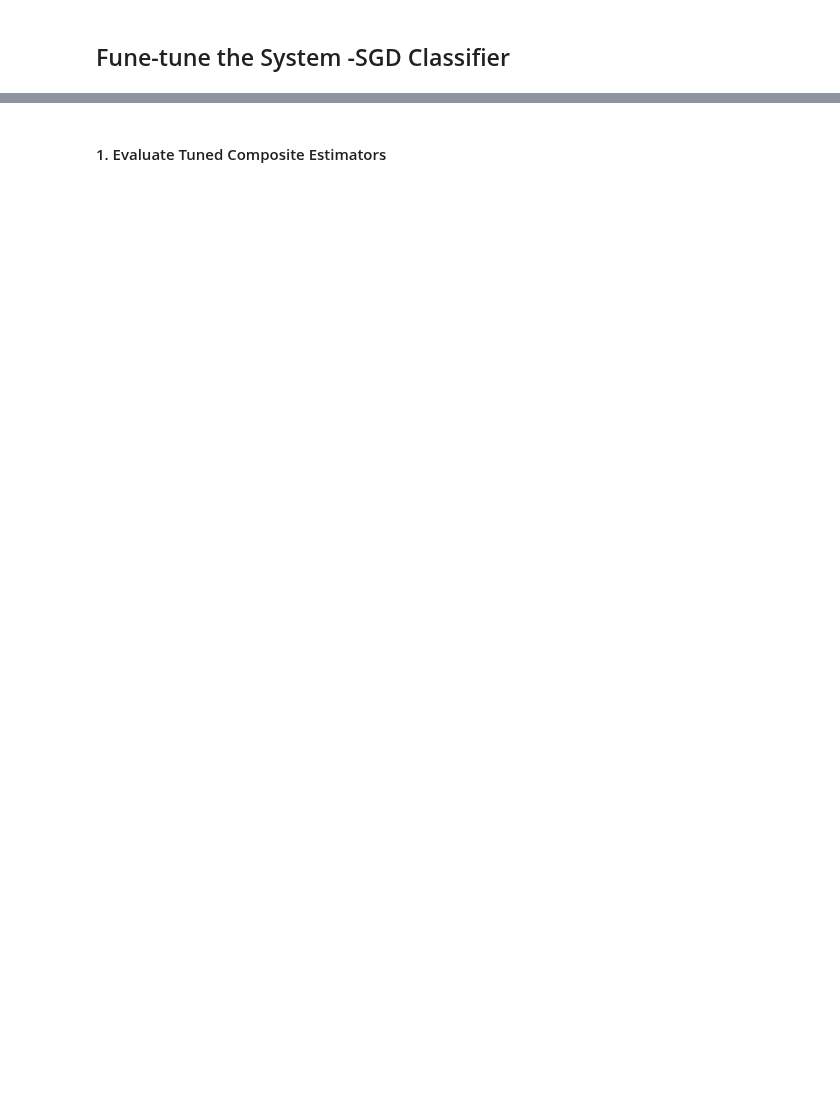
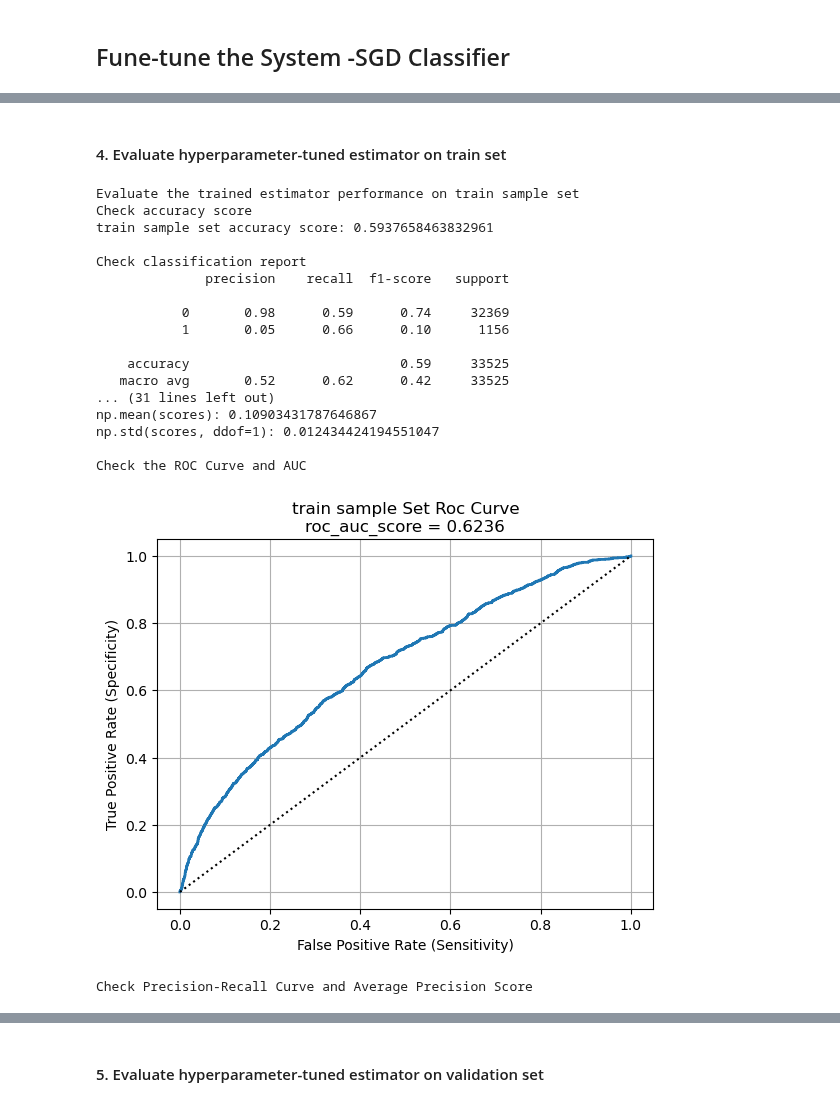
Before and after one commit to LiyangSong/Advertisement-CTR-Prediction, a Jupyter notebook: jupyter/model_ft_sgd.ipynb, the cells around one changed output, grey strips where cells are left out. Saved outputs shown, nothing was run; the diff lists cells and outputs as text; code cells hidden in the pictures; blank space fills up the shorter version.

```diff
--- a/jupyter/model_ft_sgd.ipynb
+++ b/jupyter/model_ft_sgd.ipynb
@@ -43,0 +73,4 @@ dt_pipe = Pipeline([('preprocessor', preprocessor), ('estimator', estimator)])
+# %%
+numerical_attr_list = []
+categorical_attr_list = [attr for attr in train_cap_x_df.columns if attr not in numerical_attr_list and attr != TARGET_ATTR]
+attr_list = numerical_attr_list + categorical_attr_list
@@ -44 +79,9 @@ dt_pipe = Pipeline([('preprocessor', preprocessor), ('estimator', estimator)])
+# %%
+preprocessor = bin_class_utils.build_preprocessing_pipeline(numerical_attr_list, categorical_attr_list, ATTRS_TO_DROP, TARGET_TYPE, TARGET_ENCODING_RANDOM_STATE)
+estimator = bin_class_utils.get_default_model(ESTIMATOR_NAME, MODEL_RANDOM_STATE)
+# %%
+composite_estimator = Pipeline(steps=[
+    ('preprocessor', preprocessor),
+    ('estimator', estimator)
+])
 # %% [markdown]
@@ -85,0 +93,24 @@ Average Precision Score:  0.03445704057279236
+# %% [markdown]
+#### 4. Evaluate hyperparameter-tuned estimator on train set
+# %%
+bin_class_utils.eval_class(train_cap_x_df, train_y_df, best_model, "train sample", CVS_SCORING_LIST)
+# %% [output]
+Evaluate the trained estimator performance on train sample set
+Check accuracy score
+train sample set accuracy score: 0.5937658463832961
+
+Check classification report
+              precision    recall  f1-score   support
+
+           0       0.98      0.59      0.74     32369
+           1       0.05      0.66      0.10      1156
+
+    accuracy                           0.59     33525
+   macro avg       0.52      0.62      0.42     33525
+... (31 lines left out)
+np.mean(scores): 0.10903431787646867
+np.std(scores, ddof=1): 0.012434424194551047
+
+Check the ROC Curve and AUC
+[figure, added]
+Check Precision-Recall Curve and Average Precision Score
@@ -86,3 +118,3 @@ Average Precision Score:  0.03445704057279236
 # %% [markdown]
-#### 1. Evaluate Tuned Composite Estimators
+#### 5. Evaluate hyperparameter-tuned estimator on validation set
 # %%
```
Also changed, not shown: parts of 35 cells of this notebook, 2 other files.
